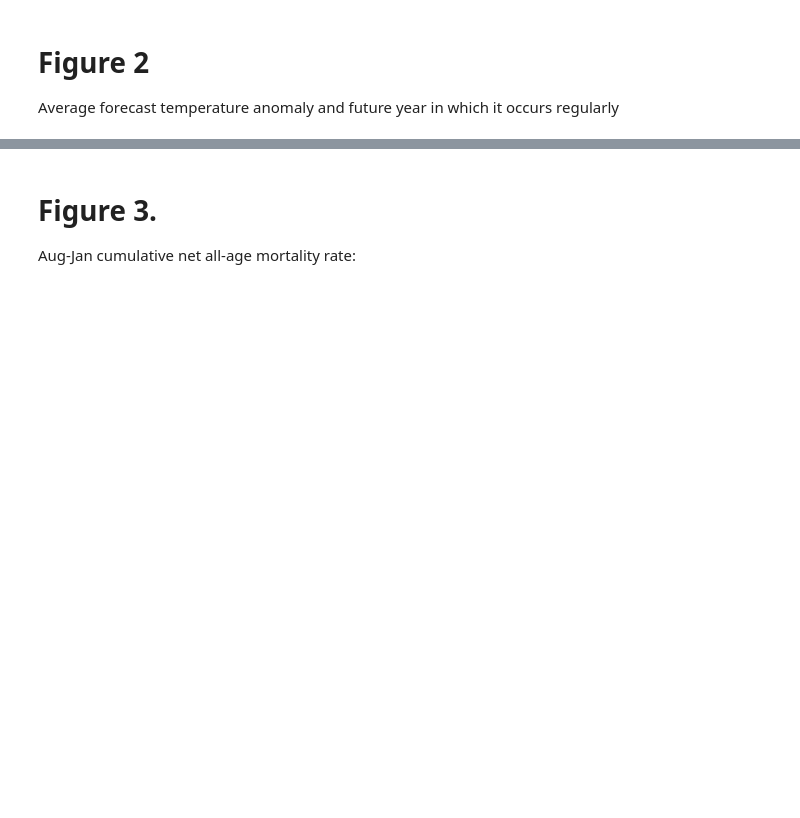
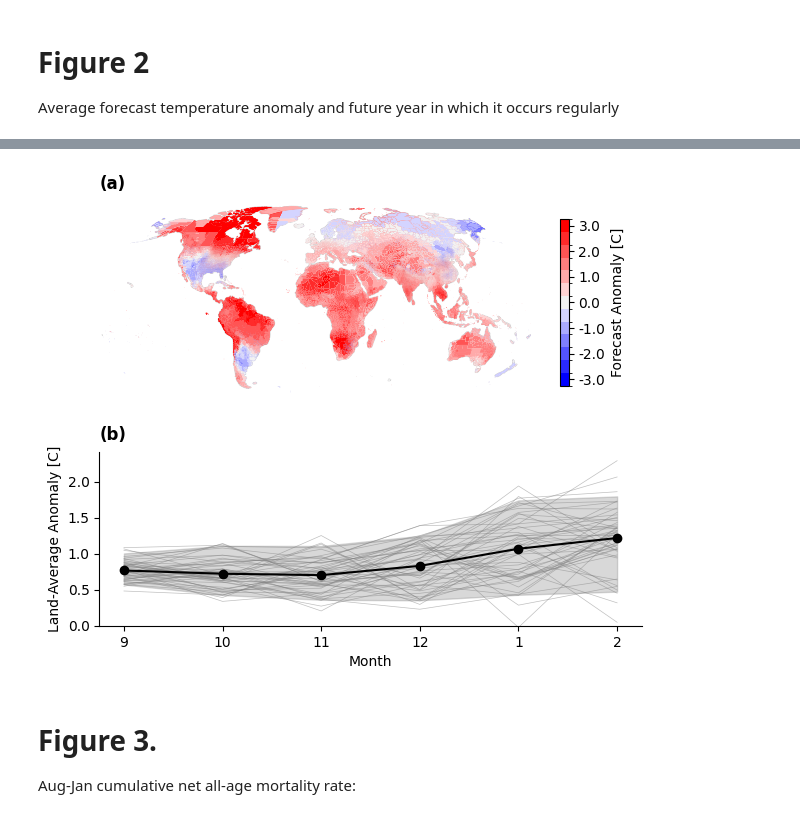
Before and after one commit to ezuetell/poreallas, a Jupyter notebook: analysis/p00_paper_figures.ipynb, the cells around one changed output, grey strips where cells are left out. Saved outputs shown, nothing was run; the diff lists cells and outputs as text; code cells hidden in the pictures; blank space fills up the shorter version.

```diff
--- a/analysis/p00_paper_figures.ipynb
+++ b/analysis/p00_paper_figures.ipynb
@@ -59,0 +157,4 @@ Average forecast temperature anomaly and future year in which it occurs regularl
+# %%
+fig
+# %% [output]
+[figure, added]
```
Also changed, not shown: parts of 15 cells of this notebook, 5 other files.
